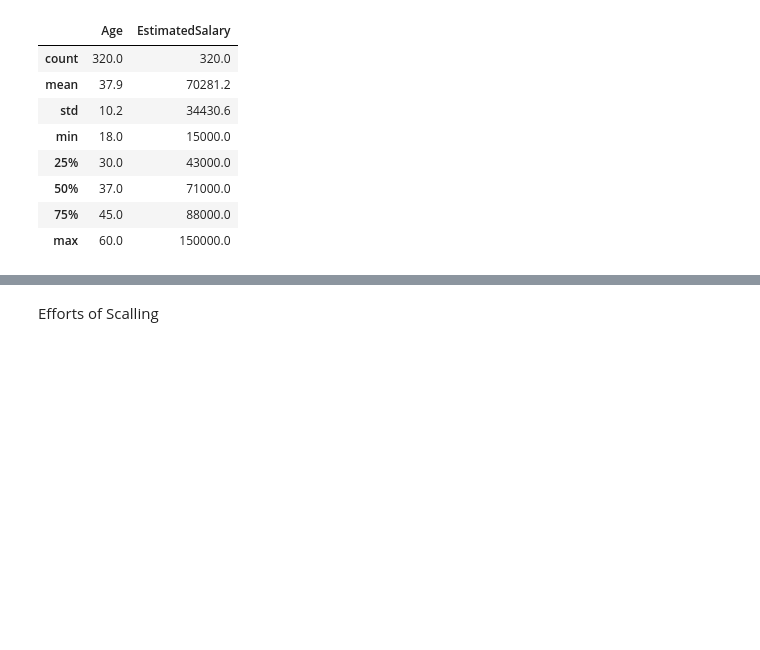
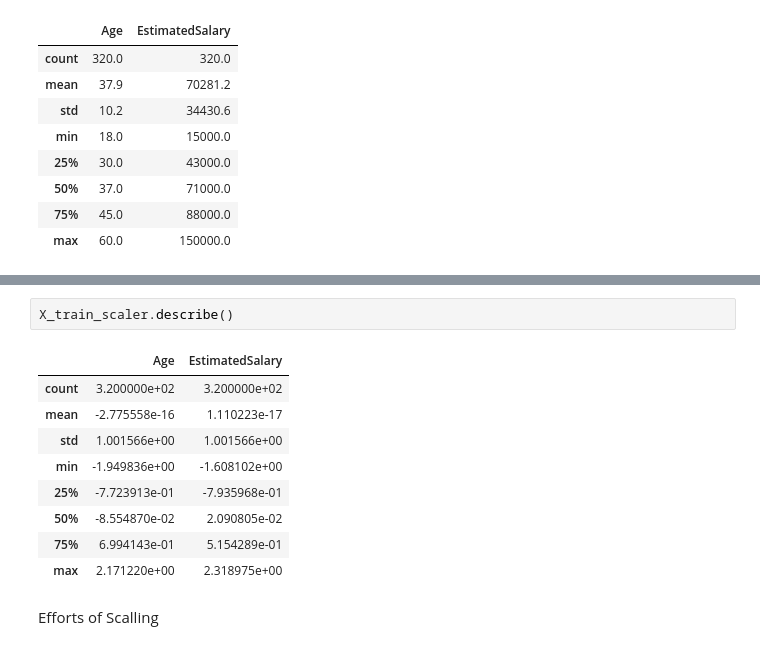
Before and after one commit to ShamsherCoder09/Scikit-Learn-Tutorial-, a Jupyter notebook: New ML/file3_standardScaler.ipynb, the cells around one changed output, grey strips where cells are left out. Saved outputs shown, nothing was run; the diff lists cells and outputs as text; blank space fills up the shorter version.

```diff
--- a/New ML/file3_standardScaler.ipynb
+++ b/New ML/file3_standardScaler.ipynb
@@ -129,3 +138,15 @@ np.round(X_train_scaler.describe(), 1)
+# %%
+X_train_scaler.describe()
+# %% [output]
+|  | Age | EstimatedSalary |
+| count | 3.200000e+02 | 3.200000e+02 |
+| mean | -2.775558e-16 | 1.110223e-17 |
+| std | 1.001566e+00 | 1.001566e+00 |
+| min | -1.949836e+00 | -1.608102e+00 |
+| 25% | -7.723913e-01 | -7.935968e-01 |
+| 50% | -8.554870e-02 | 2.090805e-02 |
+| 75% | 6.994143e-01 | 5.154289e-01 |
+| max | 2.171220e+00 | 2.318975e+00 |
 # %% [markdown]
 Efforts of Scalling
 # %%
```
Also changed, not shown: parts of 23 cells of this notebook, 2 other files.
